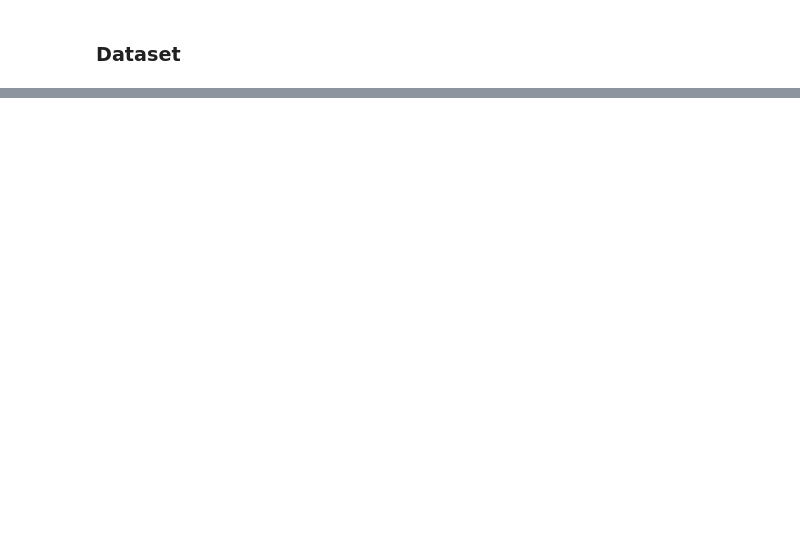
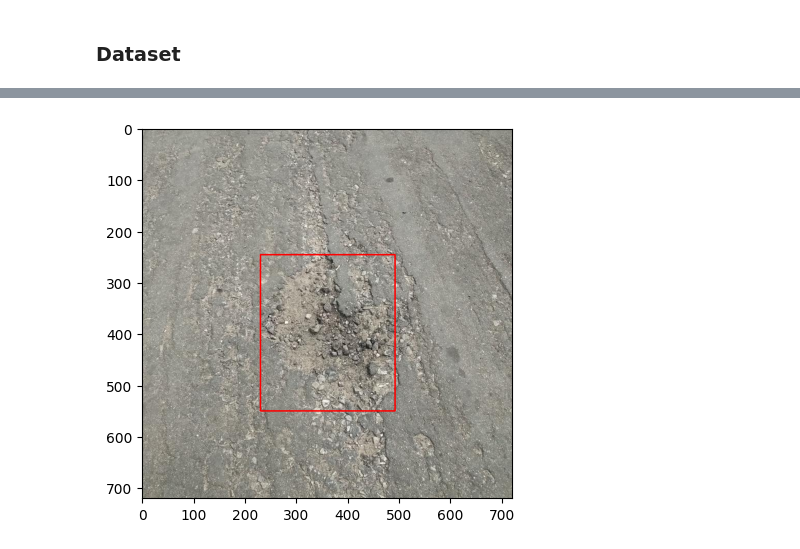
Before and after one commit to camilus77/Pothole_detection_CV_Project, a Jupyter notebook: notebooks/pothole_detection.ipynb, the cells around one changed output, grey strips where cells are left out. Saved outputs shown, nothing was run; the diff lists cells and outputs as text; code cells hidden in the pictures; blank space fills up the shorter version.

```diff
--- a/notebooks/pothole_detection.ipynb
+++ b/notebooks/pothole_detection.ipynb
@@ -222,2 +256,6 @@ plt.imshow(bnd_box_img)
+# %%
+check_image(img_2)
+# %% [output]
+[figure, added]
 # %%
 train_df, valid_df = train_test_split(labels_df,test_size=0.10,random_state=42)
```
Also changed, not shown: parts of 28 cells of this notebook, 1 other file.
